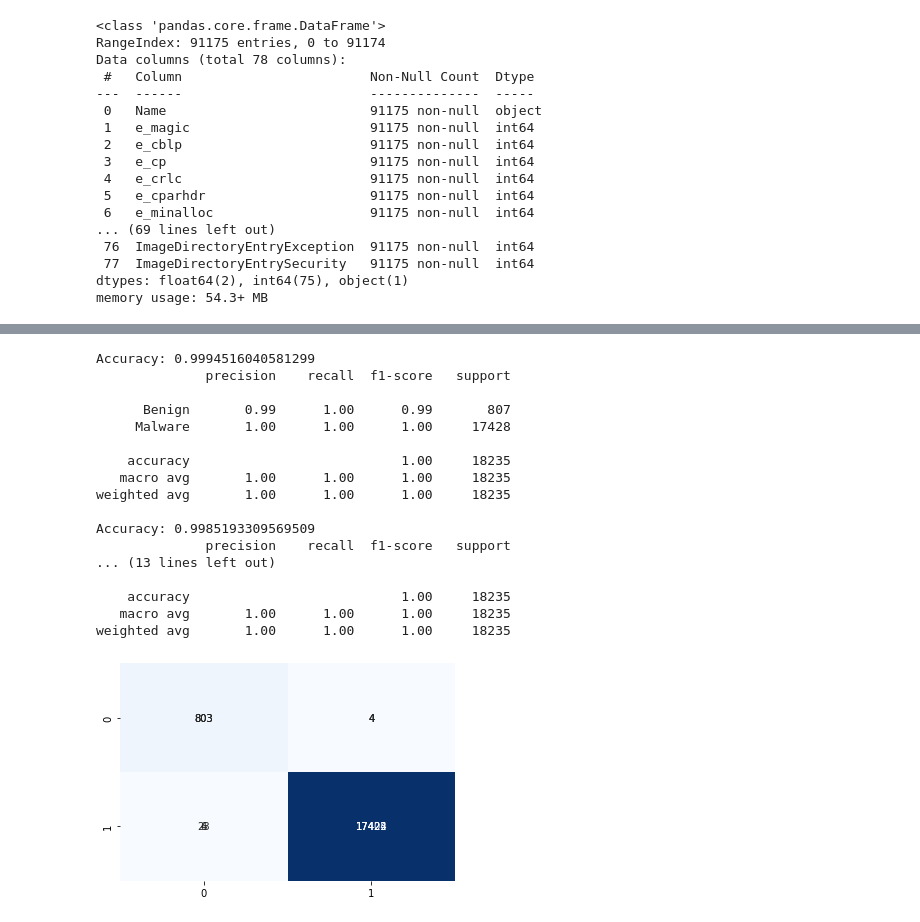
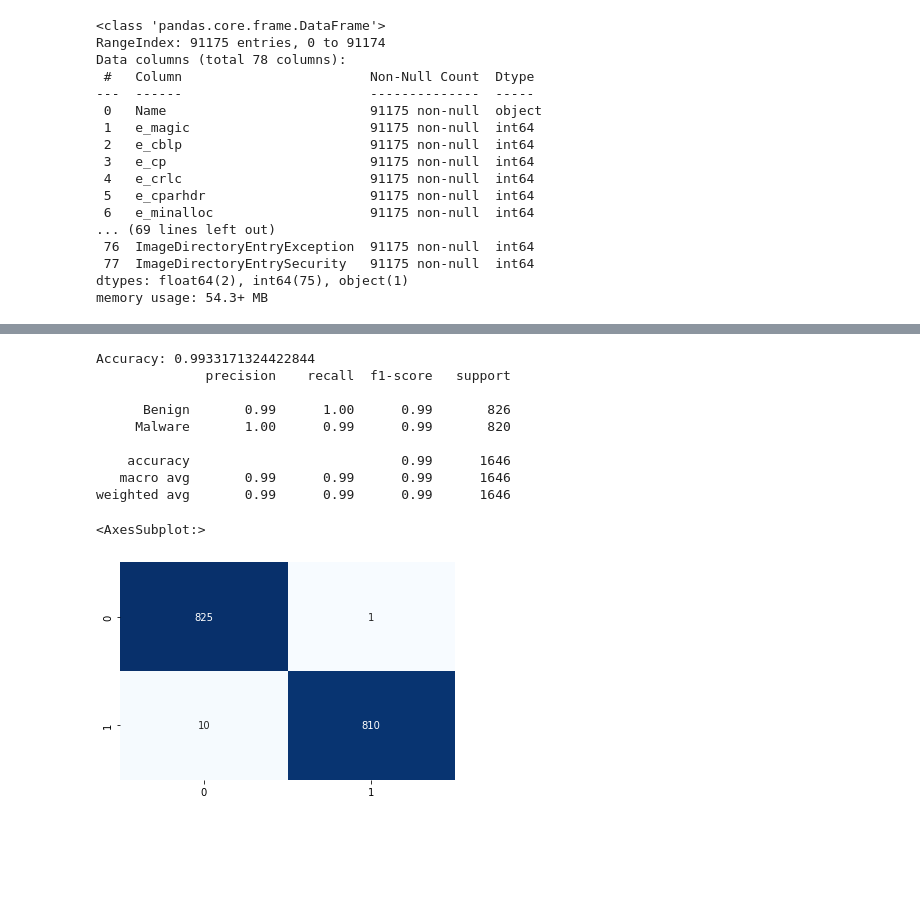
Before and after one commit to smourog/TFG, a Jupyter notebook: MalCla.ipynb, the cells around one changed output, grey strips where cells are left out. Cells and saved outputs as stored; diff of their text form; code cells hidden in the pictures; blank space fills up the shorter version.

Commit message:
Oversampling undersampling

```diff
--- a/MalCla.ipynb
+++ b/MalCla.ipynb
@@ -3,11 +3,11 @@ import pandas as pd # data processing, CSV file I/O (e.g. pd.read_csv)
 import numpy as np
 import matplotlib.pyplot as plt
 import seaborn as sns
+import os
 
 from sklearn.preprocessing import StandardScaler, normalize
 from sklearn.model_selection import train_test_split
 from sklearn.linear_model import LogisticRegression
-from sklearn.neural_network import MLPClassifier
 from sklearn.neighbors import KNeighborsClassifier
 from sklearn.svm import SVC
 from sklearn.tree import DecisionTreeClassifier
@@ -16,6 +16,8 @@ from sklearn.naive_bayes import GaussianNB
 from sklearn.inspection import DecisionBoundaryDisplay
 from sklearn.metrics import classification_report, confusion_matrix, accuracy_score, precision_score, recall_score, auc,roc_curve
 from sklearn import svm,model_selection, tree, linear_model, neighbors, naive_bayes, ensemble, discriminant_analysis, gaussian_process, preprocessing
+from imblearn.over_sampling import SMOTE
+from imblearn.under_sampling import NearMiss
 
 # names = [
 #     "KNN",
@@ -34,6 +36,9 @@ from sklearn import svm,model_selection, tree, linear_model, neighbors, naive_ba
 #     MLPClassifier(alpha=1, max_iter=1000),
 #     GaussianNB(),
 # ]
+
+smote = SMOTE(random_state=42)
+nearmiss = NearMiss(version=1)
 # %%
 benign = pd.read_csv("./dataset_benign.csv")
 
@@ -106,4 +108,5 @@ ax.set_xticklabels(['Benign', 'Malware'])
 X = data.drop(['Name', 'Malware'], axis = 1)
 y = data['Malware']
 
-X.info()
+# X, y = smote.fit_resample(X, y)
+X, y = nearmiss.fit_resample(X, y)
@@ -203,50 +200,55 @@ MLA = [
     neighbors.KNeighborsClassifier(),
     ]
 # %%
-MLA_columns = []
-MLA_compare = pd.DataFrame(columns = MLA_columns)
+# MLA_columns = []
+# MLA_compare = pd.DataFrame(columns = MLA_columns)
 
-row_index = 0
-for alg in MLA:
+# row_index = 0
+# for alg in MLA:
+#     alg.fit(X_train, y_train)
+#     y_pred = alg.predict(X_test)
 
-    y_pred = alg.fit(X_train, y_train).predict(X_test)
-    alg.predict(X_test)
+#     # print("Accuracy:", accuracy_score(y_test, y_pred))
 
-    print("Accuracy:", accuracy_score(y_test, y_pred))
+#     # print(classification_report(y_test, y_pred, target_names=['Benign', 'Malware']))
 
-    print(classification_report(y_test, y_pred, target_names=['Benign', 'Malware']))
+#     # sns.heatmap(confusion_matrix(y_test, y_pred), annot=True, fmt="d", cmap=plt.cm.Blues, cbar=False)
 
-    sns.heatmap(confusion_matrix(y_test, y_pred), annot=True, fmt="d", cmap=plt.cm.Blues, cbar=False)
-
-#     fp, tp, th = roc_curve(y_test, predicted)
+#     fp, tp, th = roc_curve(y_test, y_pred)
 #     MLA_name = alg.__class__.__name__
 #     MLA_compare.loc[row_index,'MLA used'] = MLA_name
 #     MLA_compare.loc[row_index, 'Train Accuracy'] = round(alg.score(X_train, y_train), 4)
 #     MLA_compare.loc[row_index, 'Test Accuracy'] = round(alg.score(X_test, y_test), 4)
-#     MLA_compare.loc[row_index, 'Precission'] = precision_score(y_test, predicted)
-#     MLA_compare.loc[row_index, 'Recall'] = recall_score(y_test, predicted)
+#     MLA_compare.loc[row_index, 'Precission'] = precision_score(y_test, y_pred)
+#     MLA_compare.loc[row_index, 'Recall'] = recall_score(y_test, y_pred)
 #     MLA_compare.loc[row_index, 'AUC'] = auc(fp, tp)
 
 #     row_index+=1
 
+
 # MLA_compare.sort_values(by = ['MLA Test Accuracy'], ascending = False, inplace = True)
 # MLA_compare
-# %% [output]
-Accuracy: 0.9994516040581299
-              precision    recall  f1-score   support
-
-      Benign       0.99      1.00      0.99       807
-     Malware       1.00      1.00      1.00     17428
-
-    accuracy                           1.00     18235
-   macro avg       1.00      1.00      1.00     18235
-weighted avg       1.00      1.00      1.00     18235
-
-Accuracy: 0.9985193309569509
-              precision    recall  f1-score   support
-... (13 lines left out)
-
-    accuracy                           1.00     18235
-   macro avg       1.00      1.00      1.00     18235
-weighted avg       1.00      1.00      1.00     18235
-[figure, removed]
+# %%
+lr =  linear_model.LogisticRegression(max_iter=10000)
+
+lr.fit(X_train, y_train)
+
+y_pred = lr.predict(X_test)
+
+print("Accuracy:", accuracy_score(y_test, y_pred))
+
+print(classification_report(y_test, y_pred, target_names=['Benign', 'Malware']))
+
+sns.heatmap(confusion_matrix(y_test, y_pred), annot=True, fmt="d", cmap=plt.cm.Blues, cbar=False)
+# %% [output]
+Accuracy: 0.9933171324422844
+              precision    recall  f1-score   support
+
+      Benign       0.99      1.00      0.99       826
+     Malware       1.00      0.99      0.99       820
+
+    accuracy                           0.99      1646
+   macro avg       0.99      0.99      0.99      1646
+weighted avg       0.99      0.99      0.99      1646
+<AxesSubplot:>
+[figure, added]
```
Also changed, not shown: parts of 7 cells of this notebook, 1 other file.
